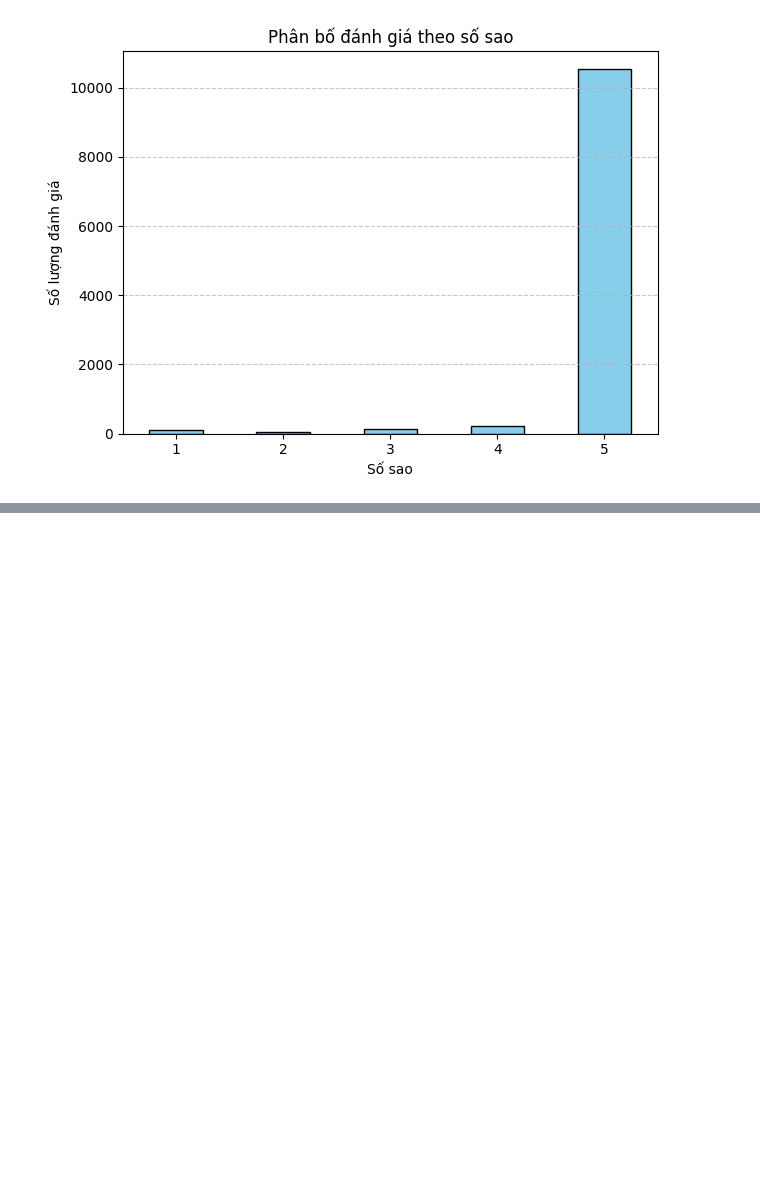
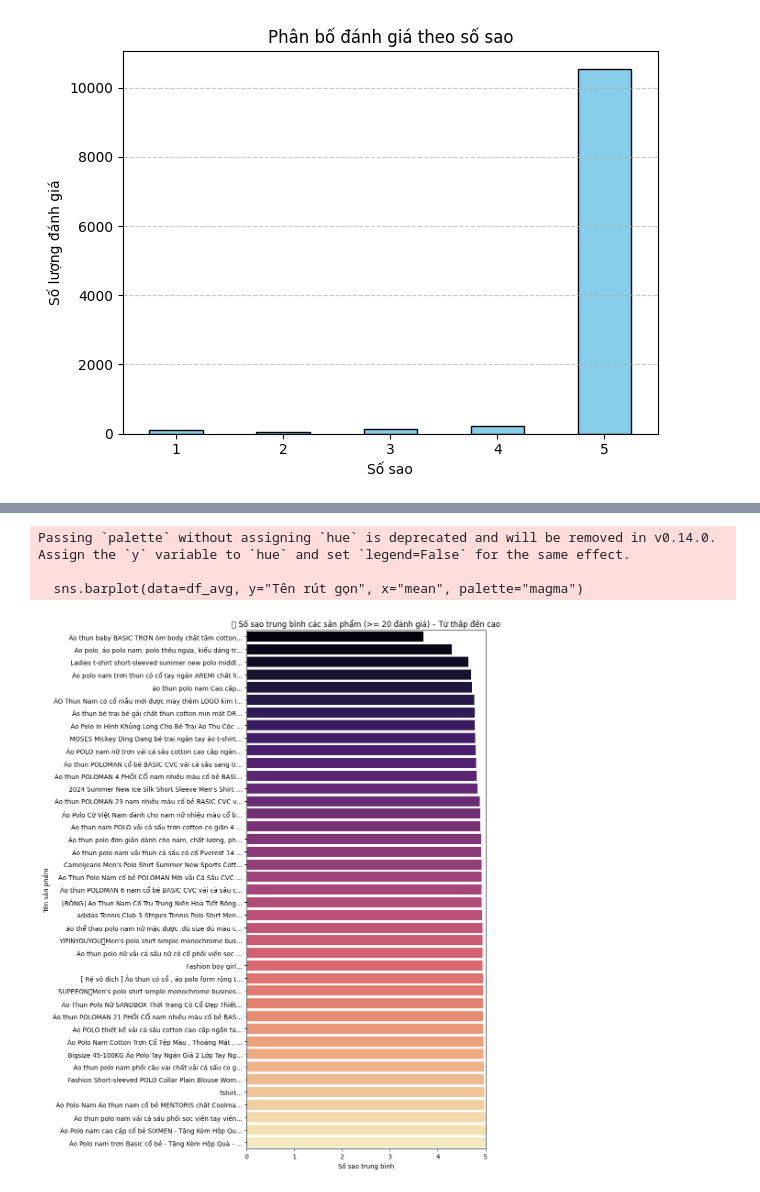
Before and after one commit to Discipain/BTLPython_PTDL, a Jupyter notebook: notebooks/01_analysis.ipynb, the cells around one changed output, grey strips where cells are left out. Saved outputs shown, nothing was run; the diff lists cells and outputs as text; code cells hidden in the pictures; blank space fills up the shorter version.

Commit message:
Bổ sung phân tích dữ liệu vào notebook

```diff
--- a/notebooks/01_analysis.ipynb
+++ b/notebooks/01_analysis.ipynb
@@ -63,0 +89,36 @@ plt.show()
+# %%
+import pandas as pd
+import matplotlib.pyplot as plt
+import seaborn as sns
+
+# Đọc dữ liệu
+df_reviews = pd.read_csv("../data/lazada_all_reviews2.csv")
+df_products = pd.read_csv("../data/lazada_all_products2.csv")
+
+# Tiền xử lý
+df_reviews["Số sao"] = pd.to_numeric(df_reviews["Số sao"], errors="coerce")
+df = pd.merge(df_reviews, df_products[["URL", "Tên sản phẩm"]], on="URL", how="left")
+
+# Tính trung bình số sao
+df_avg = df.groupby("Tên sản phẩm")["Số sao"].agg(["mean", "count"]).reset_index()
+df_avg = df_avg[df_avg["count"] >= 20]
+df_avg = df_avg.sort_values("mean", ascending=True)
+
+# Tạo cột rút gọn tên sản phẩm
+df_avg["Tên rút gọn"] = df_avg["Tên sản phẩm"].str.slice(0, 50) + "..."
+
+# Vẽ biểu đồ
+plt.figure(figsize=(10, len(df_avg) * 0.3))
+sns.barplot(data=df_avg, y="Tên rút gọn", x="mean", palette="magma")
+
+plt.title("📉 Số sao trung bình các sản phẩm (>= 20 đánh giá) – Từ thấp đến cao")
+plt.xlabel("Số sao trung bình")
+plt.ylabel("Tên sản phẩm")
+plt.xlim(0, 5)
+plt.tight_layout()
+plt.show()
+# %% [output]
+Passing `palette` without assigning `hue` is deprecated and will be removed in v0.14.0. Assign the `y` variable to `hue` and set `legend=False` for the same effect.
+
+  sns.barplot(data=df_avg, y="Tên rút gọn", x="mean", palette="magma")
+[figure, added]
```
Also changed, not shown: parts of 1 cell of this notebook.
